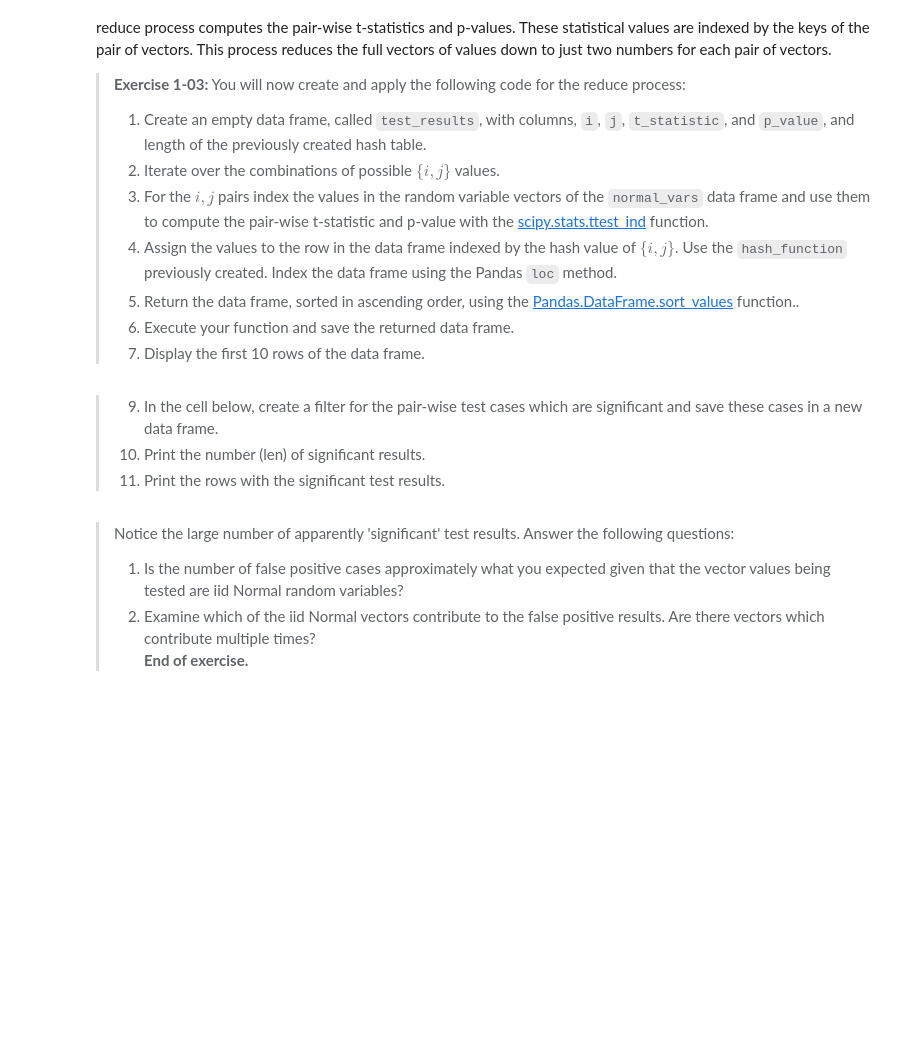
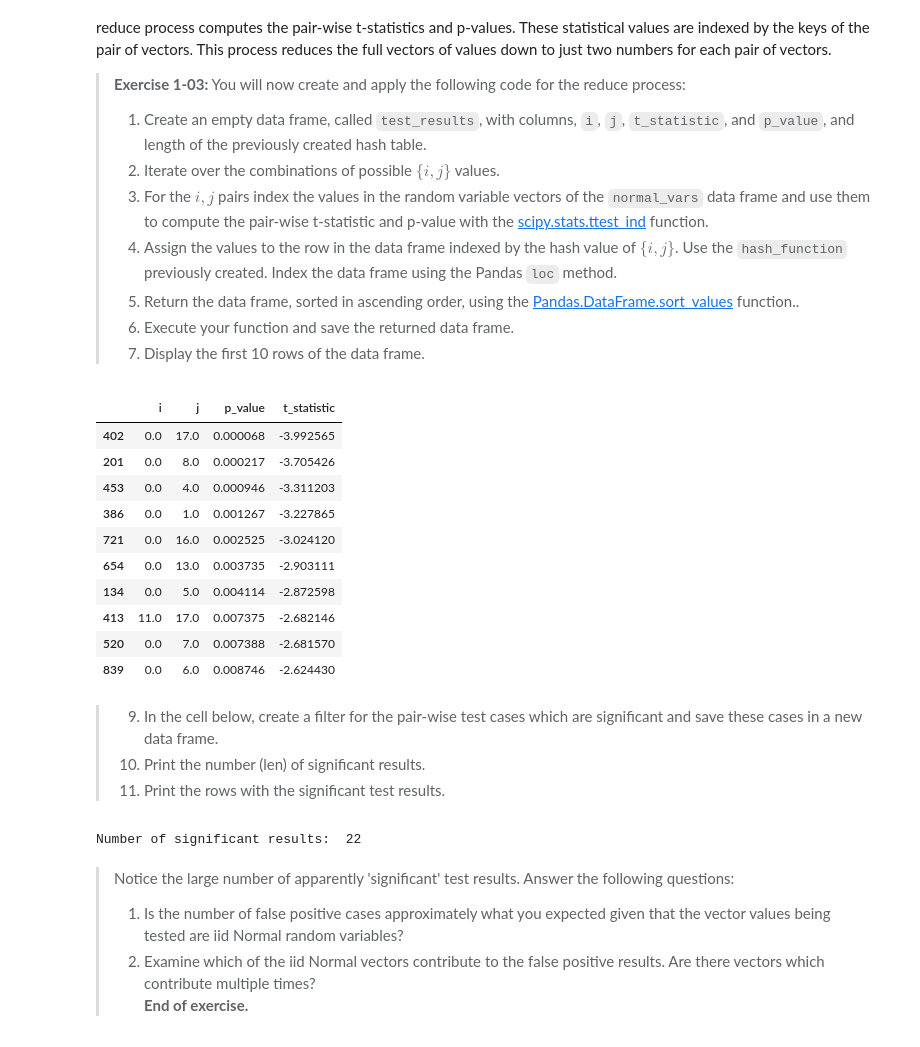
Before and after one commit to tenevian/Harvard-SSP-Data-Mining, a Jupyter notebook: notebooks/01_PitfallsInDataMining.ipynb, the cells around one changed output. Saved outputs shown, nothing was run; the diff lists cells and outputs as text; code cells hidden in the pictures; blank space fills up the shorter version.

```diff
--- a/notebooks/01_PitfallsInDataMining.ipynb
+++ b/notebooks/01_PitfallsInDataMining.ipynb
@@ -106,16 +103,22 @@ modulo=1024
 hash_key=64
 ## Put your code below
 
-
+def hash_function(i,j,hash_key, modulo):
+    h = (i + hash_key * (j+1)) % modulo
+    return h
 
 def print_hashes(hash_key, modulo=1024, print_hash=True):
     hash_list = []
     ## Put your code below
+    ncolumns = 20
+    pairs = list(combinations(range(ncolumns), 2))
 
+    for n in range(len(pairs)):
+        i, j = pairs[n]
+        hash_list.append(hash_function(i, j, hash_key, modulo))
 
-
-        if i <= 3:
-            if print_hash:
+    if i <= 3:
+        if print_hash:
                 print('i = ' + str(i) + '  j = ' + str(j) + '   hash = ' + str(hash))
     return(hash_list)
 hash_list = print_hashes(hash_key=hash_key)
@@ -206,9 +223,17 @@ We are constructing this example a map and a reduce process. The processes are i
 # %%
 def map_hypothesis(hash_key, modulo):
     ## Put your code below.
+    df = pd.DataFrame(np.nan, index=range(modulo), columns=['i','j'])
 
-
-    return hash_table
+    for i, j in list(combinations(range(ncolumns), 2)):
+        h = hash_function(i, j, hash_key, modulo)
+        if pd.isna(df.loc[h, 'i']):
+            df.loc[h, 'i'] = i
+            df.loc[h, 'j'] = j
+        else:
+            df.loc[h, 'i'] = str(df.loc[h, 'i']) + ',' + str(i)
+            df.loc[h, 'j'] = str(df.loc[h, 'j']) + ',' + str(j)
+    return df
 
 hash_key=7873
 modulo = 1024
@@ -233,14 +277,32 @@ Now that you have the keys for the pairwise combinations of the vectors it is ti
 # %%
 def reduce_significance(hash_table, values, hash_key, modulo):
     ## Your code goes here.
+    test_results = pd.DataFrame(np.nan, index=range(modulo), columns=['i','j','p_value','t_statistic'])
 
-
-
+    for i, j in list(combinations(range(ncolumns), 2)):
+        t_stat, p_val = ttest_ind(values[:, i], values[:, j])
+        h = hash_function(i, j, hash_key, modulo)
+        test_results.loc[h, 'i'] = i
+        test_results.loc[h, 'j'] = j
+        test_results.loc[h, 'p_value'] = p_val
+        test_results.loc[h, 't_statistic'] = t_stat
 
     return test_results.sort_values('p_value', axis=0, ascending=True)
 
 test_stats = reduce_significance(hash_table, normal_vars, hash_key, modulo)
 test_stats.head(10)
+# %% [output]
+|  | i | j | p_value | t_statistic |
+| 402 | 0.0 | 17.0 | 0.000068 | -3.992565 |
+| 201 | 0.0 | 8.0 | 0.000217 | -3.705426 |
+| 453 | 0.0 | 4.0 | 0.000946 | -3.311203 |
+| 386 | 0.0 | 1.0 | 0.001267 | -3.227865 |
+| 721 | 0.0 | 16.0 | 0.002525 | -3.024120 |
+| 654 | 0.0 | 13.0 | 0.003735 | -2.903111 |
+| 134 | 0.0 | 5.0 | 0.004114 | -2.872598 |
+| 413 | 11.0 | 17.0 | 0.007375 | -2.682146 |
+| 520 | 0.0 | 7.0 | 0.007388 | -2.681570 |
+| 839 | 0.0 | 6.0 | 0.008746 | -2.624430 |
 # %% [markdown]
 > 9. In the cell below, create a filter for the pair-wise test cases which are significant and save these cases in a new data frame.
 > 10. Print the number (len) of significant results.
@@ -248,6 +310,10 @@ test_stats.head(10)
 # %%
 significance_level = 0.05
 ## Put your code below.
+significant_results = test_stats[test_stats['p_value']< significance_level]
+print('Number of significant results: ', len(significant_results))
+# %% [output]
+Number of significant results:  22
 # %% [markdown]
 > Notice the large number of apparently 'significant' test results. Answer the following questions:
 > 1. Is the number of false positive cases approximately what you expected given that the vector values being tested are iid Normal random variables?
```
Also changed, not shown: parts of 43 cells of this notebook, 1 other file.
